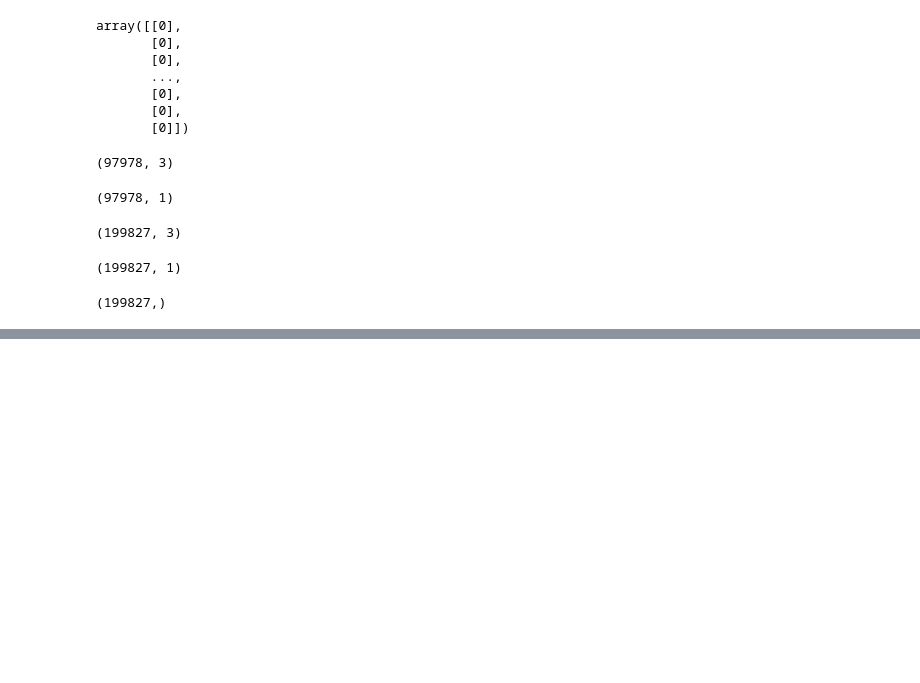
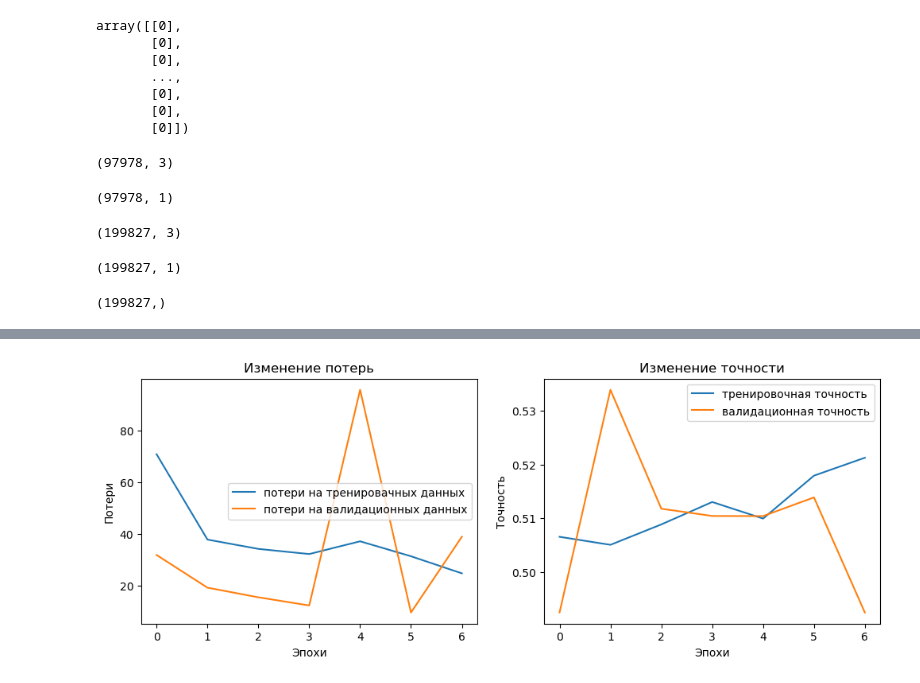
Before and after one commit to AleksandrBelous/AI-Handwriting-Analyzer, a Jupyter notebook: article_NN.ipynb, the cells around one changed output, grey strips where cells are left out. Saved outputs shown, nothing was run; the diff lists cells and outputs as text; code cells hidden in the pictures; blank space fills up the shorter version.

```diff
--- a/article_NN.ipynb
+++ b/article_NN.ipynb
@@ -88,3 +88,7 @@ y = y.reshape(-1,)
 y.shape
 # %% [output]
 (199827,)
+# %%
+X_train, X_test, y_train, y_test = train_test_split(
+    X, y, train_size=0.8, random_state=42
+)
@@ -90,0 +162,27 @@ y.shape
+# %%
+# Сохранение кривых обучения и точности
+plt.figure(figsize=(12, 4))
+
+# Кривая потерь
+plt.subplot(1, 2, 1)
+plt.plot(history.history["loss"], label="потери на тренировачных данных")
+plt.plot(history.history["val_loss"], label="потери на валидационных данных")
+plt.title("Изменение потерь")
+plt.xlabel("Эпохи")
+plt.ylabel("Потери")
+plt.legend()
+
+# Кривая точности
+plt.subplot(1, 2, 2)
+plt.plot(history.history["accuracy"], label="тренировочная точность")
+plt.plot(history.history["val_accuracy"], label="валидационная точность")
+plt.title("Изменение точности")
+plt.xlabel("Эпохи")
+plt.ylabel("Точность")
+plt.legend()
+
+acc = history.history["val_accuracy"][-1]
+plt.savefig(f"training_curves_{acc}.png")
+plt.show()
+# %% [output]
+[figure, added]
```
Also changed, not shown: parts of 3 cells of this notebook, 1 other file.
